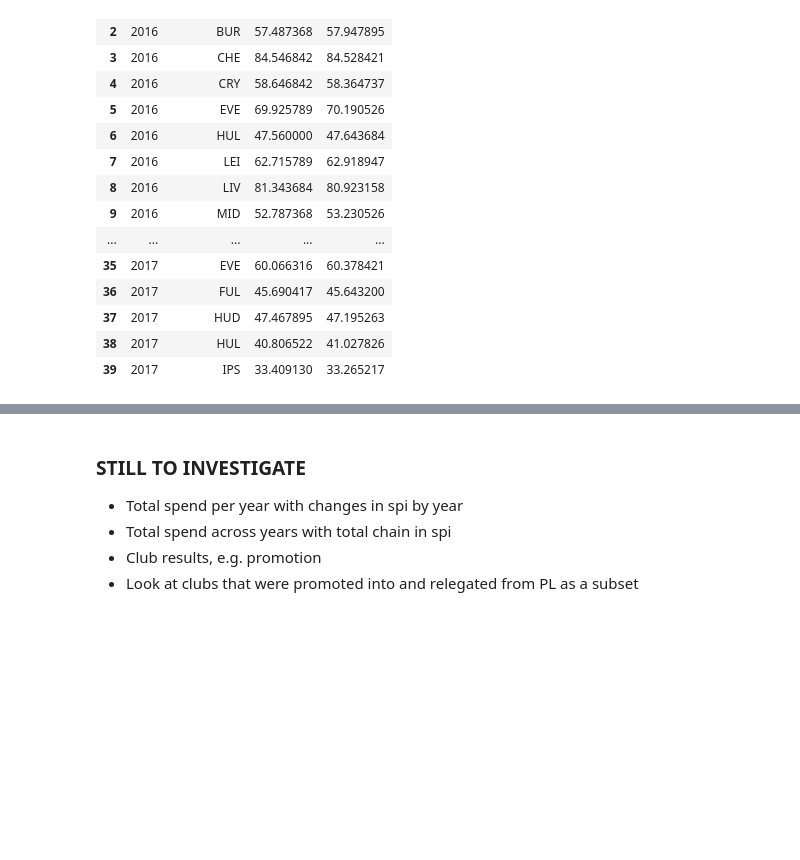
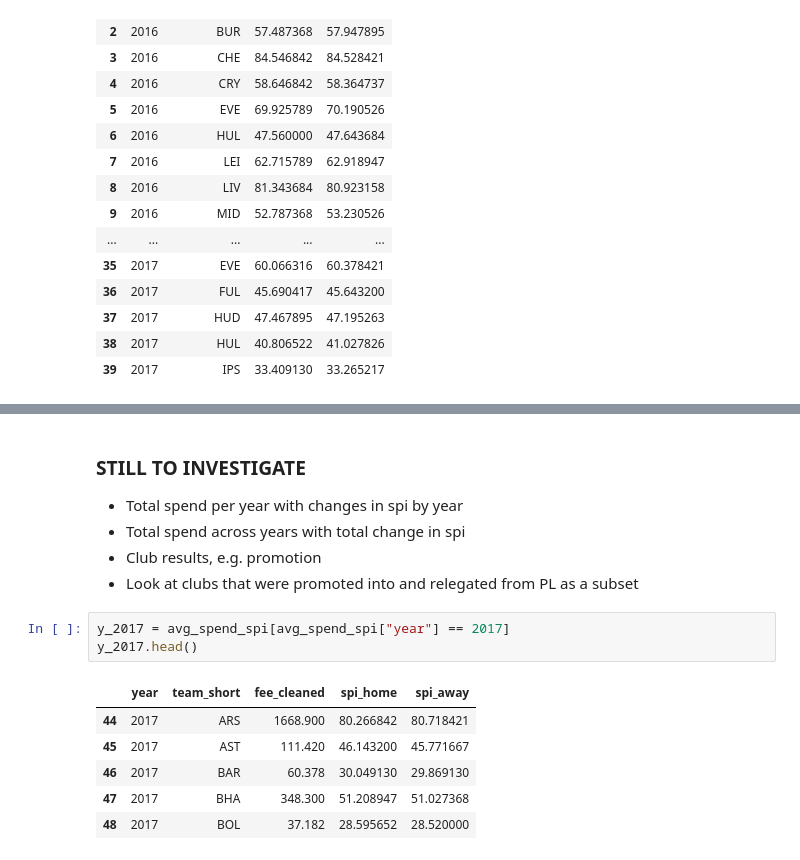
Before and after one commit to tdraths/transfers_capstone, a Jupyter notebook: notebooks/data_wrangling_ver_2.ipynb, the cells around one changed output, grey strips where cells are left out. Saved outputs shown, nothing was run; the diff lists cells and outputs as text; blank space fills up the shorter version.

```diff
--- a/notebooks/data_wrangling_ver_2.ipynb
+++ b/notebooks/data_wrangling_ver_2.ipynb
@@ -586,6 +587,16 @@ by_year
 # %% [markdown]
 ### STILL TO INVESTIGATE
 * Total spend per year with changes in spi by year
-* Total spend across years with total chain in spi
+* Total spend across years with total change in spi
 * Club results, e.g. promotion
 * Look at clubs that were promoted into and relegated from PL as a subset
+# %%
+y_2017 = avg_spend_spi[avg_spend_spi["year"] == 2017]
+y_2017.head()
+# %% [output]
+|  | year | team_short | fee_cleaned | spi_home | spi_away |
+| 44 | 2017 | ARS | 1668.900 | 80.266842 | 80.718421 |
+| 45 | 2017 | AST | 111.420 | 46.143200 | 45.771667 |
+| 46 | 2017 | BAR | 60.378 | 30.049130 | 29.869130 |
+| 47 | 2017 | BHA | 348.300 | 51.208947 | 51.027368 |
+| 48 | 2017 | BOL | 37.182 | 28.595652 | 28.520000 |
```
Also changed, not shown: parts of 15 cells of this notebook.
